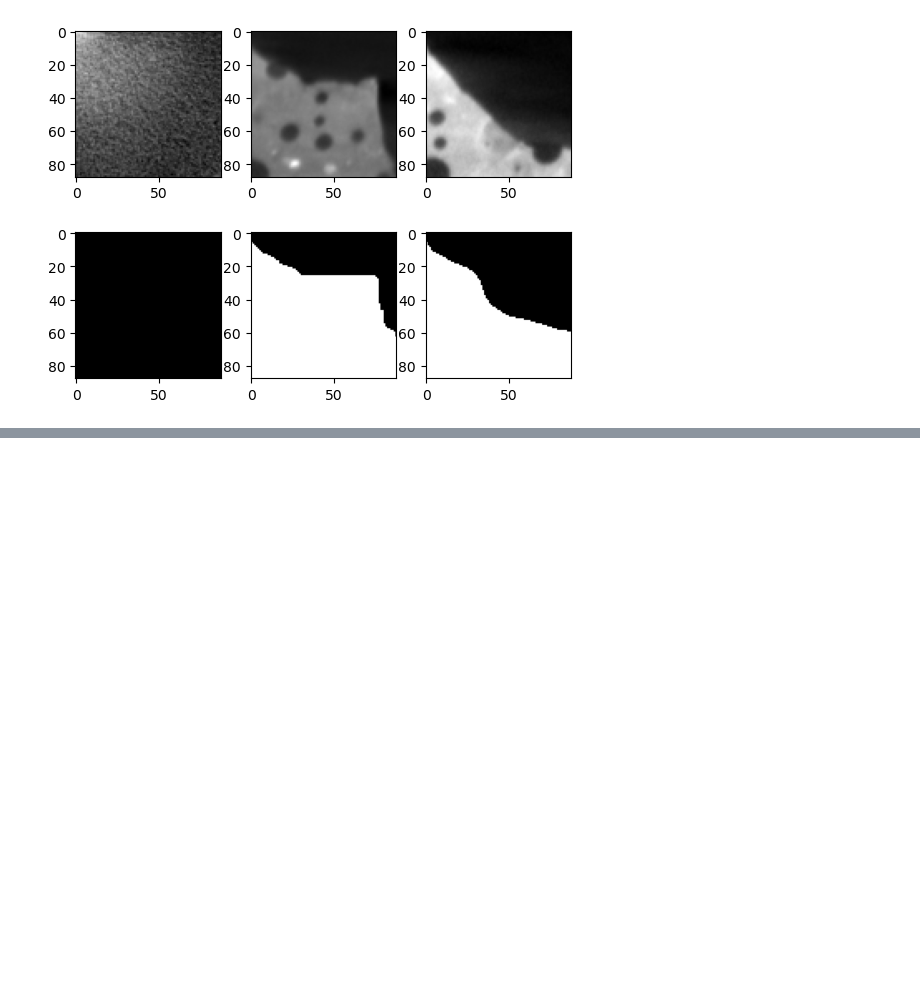
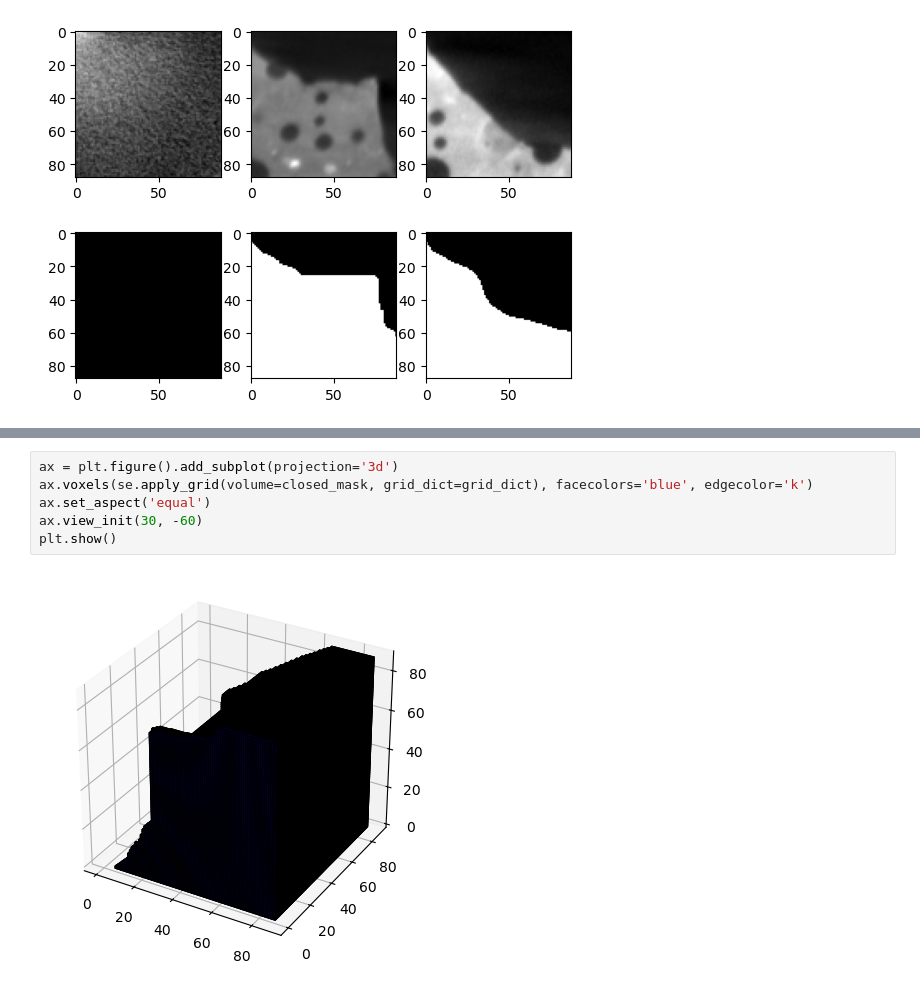
Before and after one commit to s185231/HPC3D_project, a Jupyter notebook: gammel_island.ipynb, the cells around one changed output, grey strips where cells are left out. Saved outputs shown, nothing was run; the diff lists cells and outputs as text; blank space fills up the shorter version.

```diff
--- a/gammel_island.ipynb
+++ b/gammel_island.ipynb
@@ -392,0 +397,8 @@ len(grid_list)
+# %%
+ax = plt.figure().add_subplot(projection='3d')
+ax.voxels(se.apply_grid(volume=closed_mask, grid_dict=grid_dict), facecolors='blue', edgecolor='k')
+ax.set_aspect('equal')
+ax.view_init(30, -60)
+plt.show()
+# %% [output]
+[figure, added]
```
Also changed, not shown: parts of 3 cells of this notebook, 8 other files.
